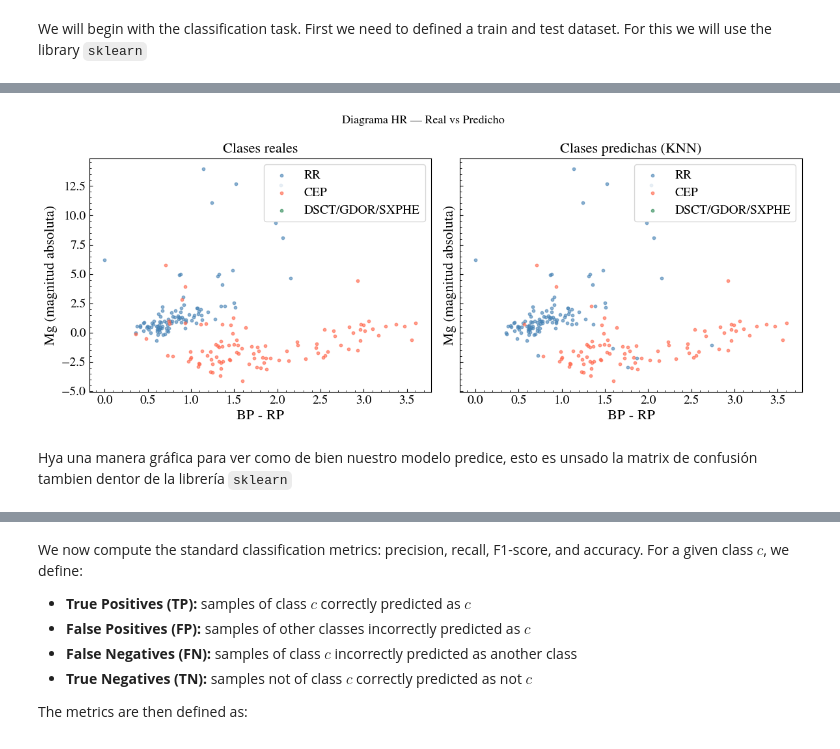
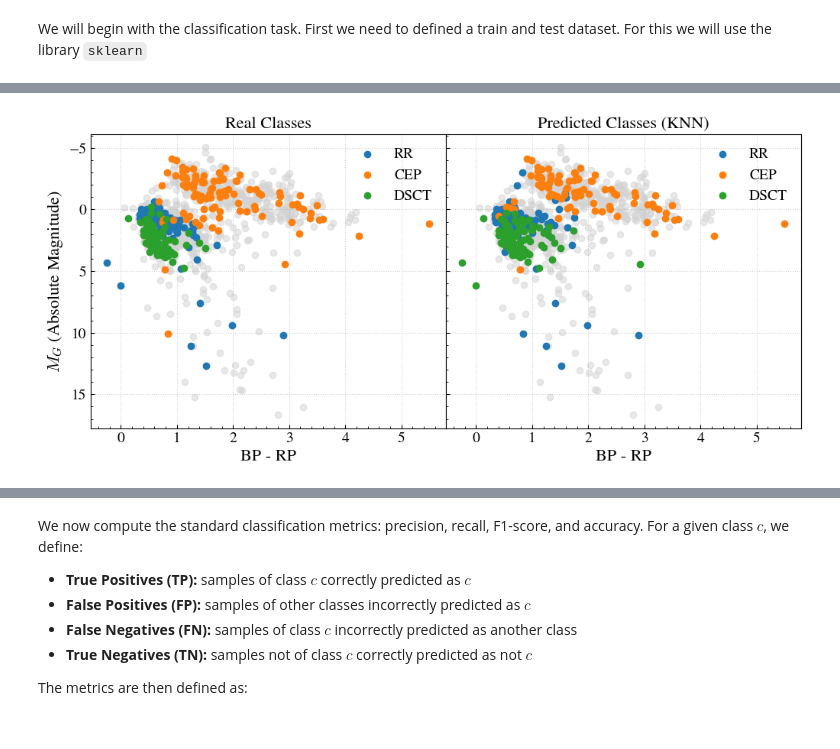
Before and after one commit to jurados/AS4501_Astroinformatic, a Jupyter notebook: Auxiliar/AUX4_SuperviserML.ipynb, the cells around one changed output, grey strips where cells are left out. Saved outputs shown, nothing was run; the diff lists cells and outputs as text; code cells hidden in the pictures.

```diff
--- a/Auxiliar/AUX4_SuperviserML.ipynb
+++ b/Auxiliar/AUX4_SuperviserML.ipynb
@@ -39,6 +39,8 @@ try:
 except:
    !pip install astroquery
    from astroquery.gaia import Gaia
+
+color_classes = {'RR': 'C0', 'CEP': 'C1', 'DSCT': 'C2'}
 
 rc_params = {
     # --- Fonts and text ---
@@ -84,7 +88,7 @@ We focus on the three most common types found in the Gaia catalogs:
 # %%
 n_samples = 500
 tables = []
-classes = ['RR', 'CEP', 'DSCT/GDOR/SXPHE']
+classes = ['RR', 'CEP', 'DSCT|GDOR|SXPHE']
 
 for cls in classes:
     print(f"\n[1] Iniciando consulta para: {cls}...")
@@ -118,6 +122,13 @@ results = vstack(tables)
 
 # Convertimos a Pandas
 df = results.to_pandas()
+
+# Replace the target_class values to more general categories
+df.replace({'target_class': {
+    'RR': 'RR',
+    'CEP': 'CEP',
+    'DSCT|GDOR|SXPHE': 'DSCT',
+}}, inplace=True)
 # %% [output]
 [1] Iniciando consulta para: RR...
 INFO: Query finished. [astroquery.utils.tap.core]
@@ -227,32 +253,35 @@ y = df['target_class']
 X_train, X_test, y_train, y_test = train_test_split(X, y, test_size=0.2, random_state=42)
 
 # Now we will create a KNN classifier and fit it to the training data
-knn   = KNeighborsClassifier(n_neighbors=5)
+k = 5 # Number of neighbors
+knn   = KNeighborsClassifier(n_neighbors=k)
 knn.fit(X_train, y_train)
 y_pred = knn.predict(X_test)
 # %%
-fig, axes = plt.subplots(1, 2, figsize=(12, 5), sharey=True)
-
-colors = {'RR': 'steelblue', 'CEP': 'tomato', 'DSCT/GDOR/SXPHE': 'seagreen'}
+fig, axes = plt.subplots(1, 2, figsize=(12, 5), sharey=True, gridspec_kw={'wspace': 0})
 
 for ax, labels, title in zip(axes,
                               [y_test, y_pred],
-                              ['Clases reales', 'Clases predichas (KNN)']):
-    for cls, color in colors.items():
+                              ['Real Classes', 'Predicted Classes (KNN)']):
+
+    # ── Fondo gris: muestra completa original ──────────────────
+    ax.scatter(df['bp_rp'], df['Mg'],c='lightgray',  alpha=0.5, zorder=1)
+
+    # ── Puntos coloreados del test set ─────────────────────────
+    for cls, color in color_classes.items():
         mask = labels == cls
         ax.scatter(X_test.loc[mask, 'bp_rp'],
                    X_test.loc[mask, 'Mg'],
-                   c=color, label=cls, s=10, alpha=0.6)
+                   c=color, label=cls, zorder=2)
+
     ax.set_xlabel('BP - RP')
-    ax.set_ylabel('Mg (magnitud absoluta)')
-    ax.invert_yaxis()
     ax.set_title(title)
-    ax.legend()
+    ax.legend(frameon=False)
+    ax.grid()
 
-plt.suptitle('Diagrama HR — Real vs Predicho', fontsize=13)
-plt.tight_layout()
+axes[0].invert_yaxis()
+axes[0].set_ylabel('$M_G$ (Absolute Magnitude)')
+
 plt.show()
 # %% [output]
-[figure, old version]
+[figure, new version]
-# %% [markdown]
-Hya una manera gráfica para ver como de bien nuestro modelo predice, esto es unsado la matrix de confusión tambien dentor de la librería `sklearn`
```
Also changed, not shown: parts of 26 cells of this notebook.
